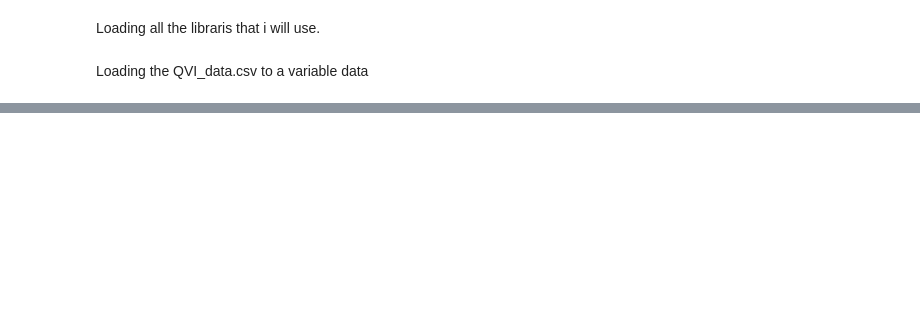
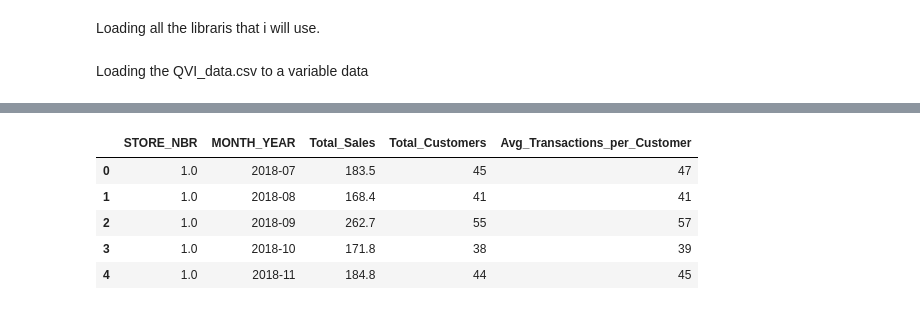
Before and after one commit to Josewathome/Customer-Analytics-for-Quantiurry-Supermarket-Forage-Internship, a Jupyter notebook: Task Two/task two continue analysis.ipynb, the cells around one changed output, grey strips where cells are left out. Saved outputs shown, nothing was run; the diff lists cells and outputs as text; code cells hidden in the pictures; blank space fills up the shorter version.

```diff
--- a/Task Two/task two continue analysis.ipynb
+++ b/Task Two/task two continue analysis.ipynb
@@ -115,0 +51,15 @@ Normalized Average Transactions per Customer: 0.00180
+# %%
+# Calculate monthly metrics
+monthly_metrics = data.groupby(['STORE_NBR', 'MONTH_YEAR']).agg(
+    Total_Sales=pd.NamedAgg(column='TOT_SALES', aggfunc='sum'),
+    Total_Customers=pd.NamedAgg(column='LYLTY_CARD_NBR', aggfunc='nunique'),
+    Avg_Transactions_per_Customer=pd.NamedAgg(column='TXN_ID', aggfunc='count')
+).reset_index()
+monthly_metrics.head()
+# %% [output]
+|  | STORE_NBR | MONTH_YEAR | Total_Sales | Total_Customers | Avg_Transactions_per_Customer |
+| 0 | 1.0 | 2018-07 | 183.5 | 45 | 47 |
+| 1 | 1.0 | 2018-08 | 168.4 | 41 | 41 |
+| 2 | 1.0 | 2018-09 | 262.7 | 55 | 57 |
+| 3 | 1.0 | 2018-10 | 171.8 | 38 | 39 |
+| 4 | 1.0 | 2018-11 | 184.8 | 44 | 45 |
```
Also changed, not shown: parts of 34 cells of this notebook, 2 other files.
